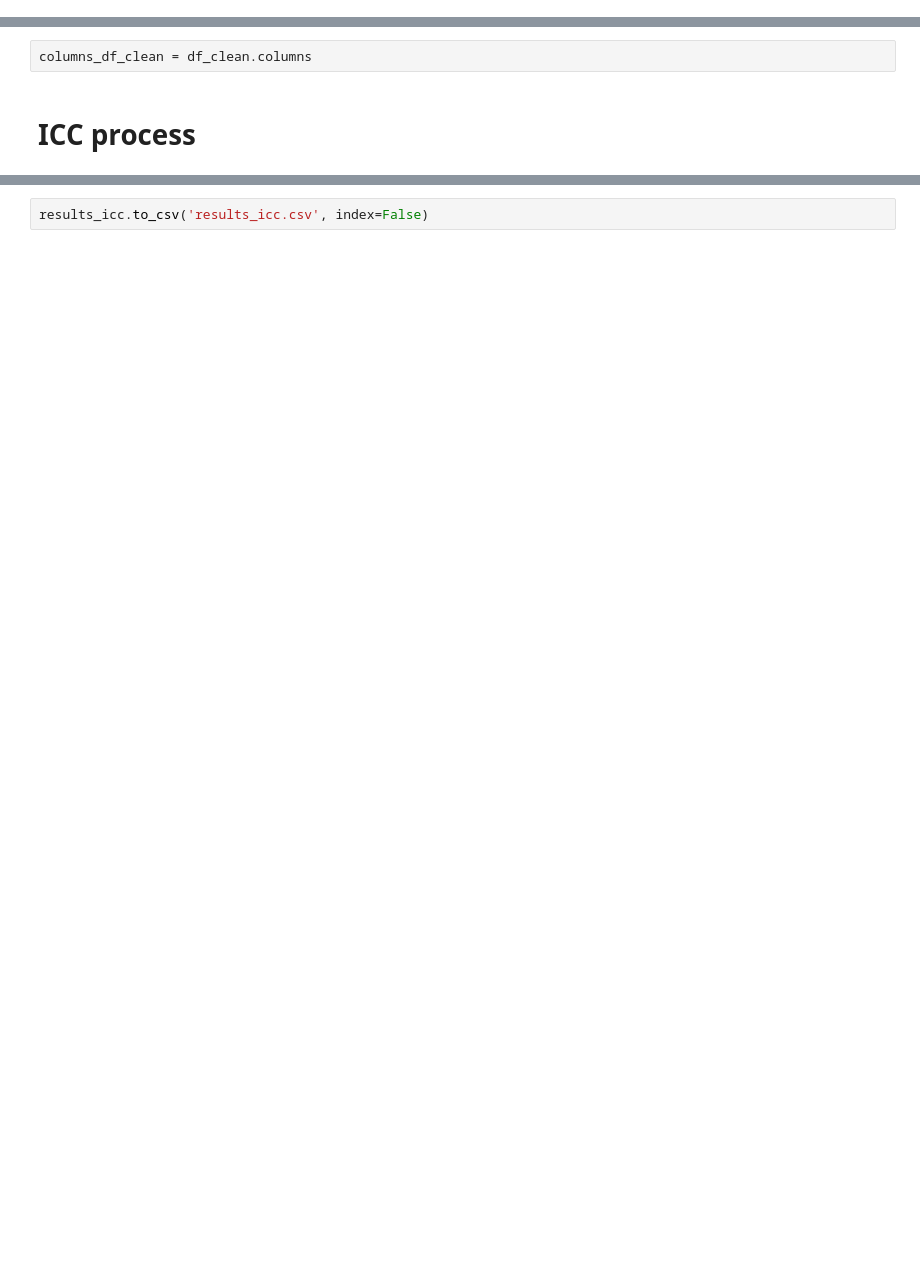
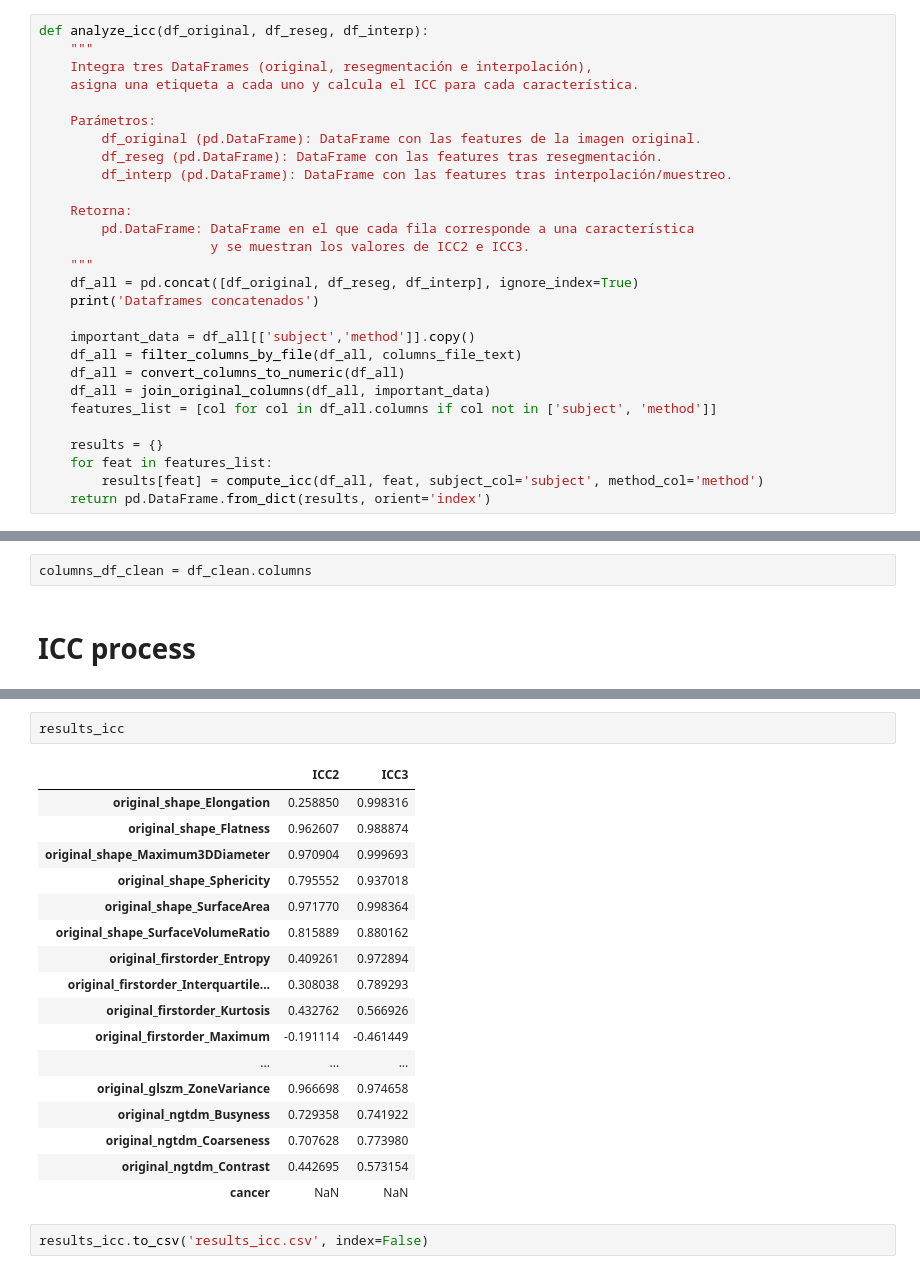
Before and after one commit to gtbmegias/vera, a Jupyter notebook: codigo.ipynb, the cells around one changed output, grey strips where cells are left out. Cells and saved outputs as stored; diff of their text form; blank space fills up the shorter version.

```diff
--- a/codigo.ipynb
+++ b/codigo.ipynb
@@ -439,6 +475,34 @@ def compute_icc(df, feature_col, subject_col='subject', method_col='method'):
     icc2 = icc_df.loc[icc_df['Type'] == 'ICC2', 'ICC'].values[0]
     icc3 = icc_df.loc[icc_df['Type'] == 'ICC3', 'ICC'].values[0]
     return {'ICC2': icc2, 'ICC3': icc3}
+# %%
+def analyze_icc(df_original, df_reseg, df_interp):
+    """
+    Integra tres DataFrames (original, resegmentación e interpolación),
+    asigna una etiqueta a cada uno y calcula el ICC para cada característica.
+
+    Parámetros:
+        df_original (pd.DataFrame): DataFrame con las features de la imagen original.
+        df_reseg (pd.DataFrame): DataFrame con las features tras resegmentación.
+        df_interp (pd.DataFrame): DataFrame con las features tras interpolación/muestreo.
+
+    Retorna:
+        pd.DataFrame: DataFrame en el que cada fila corresponde a una característica
+                      y se muestran los valores de ICC2 e ICC3.
+    """
+    df_all = pd.concat([df_original, df_reseg, df_interp], ignore_index=True)
+    print('Dataframes concatenados')
+
+    important_data = df_all[['subject','method']].copy()
+    df_all = filter_columns_by_file(df_all, columns_file_text)
+    df_all = convert_columns_to_numeric(df_all)
+    df_all = join_original_columns(df_all, important_data)
+    features_list = [col for col in df_all.columns if col not in ['subject', 'method']]
+
+    results = {}
+    for feat in features_list:
+        results[feat] = compute_icc(df_all, feat, subject_col='subject', method_col='method')
+    return pd.DataFrame.from_dict(results, orient='index')
 # %% [markdown]
 # Load data
 # %%
@@ -608,2 +676,22 @@ GLCM is symmetrical, therefore Sum Average = 2 * Joint Average, only 1 needs to
+# %%
+results_icc
+# %% [output]
+|  | ICC2 | ICC3 |
+| original_shape_Elongation | 0.258850 | 0.998316 |
+| original_shape_Flatness | 0.962607 | 0.988874 |
+| original_shape_Maximum3DDiameter | 0.970904 | 0.999693 |
+| original_shape_Sphericity | 0.795552 | 0.937018 |
+| original_shape_SurfaceArea | 0.971770 | 0.998364 |
+| original_shape_SurfaceVolumeRatio | 0.815889 | 0.880162 |
+| original_firstorder_Entropy | 0.409261 | 0.972894 |
+| original_firstorder_Interquartile... | 0.308038 | 0.789293 |
+| original_firstorder_Kurtosis | 0.432762 | 0.566926 |
+| original_firstorder_Maximum | -0.191114 | -0.461449 |
+| ... | ... | ... |
+| original_glszm_ZoneVariance | 0.966698 | 0.974658 |
+| original_ngtdm_Busyness | 0.729358 | 0.741922 |
+| original_ngtdm_Coarseness | 0.707628 | 0.773980 |
+| original_ngtdm_Contrast | 0.442695 | 0.573154 |
+| cancer | NaN | NaN |
 # %%
 results_icc.to_csv('results_icc.csv', index=False)
```
Also changed, not shown: parts of 16 cells of this notebook.
